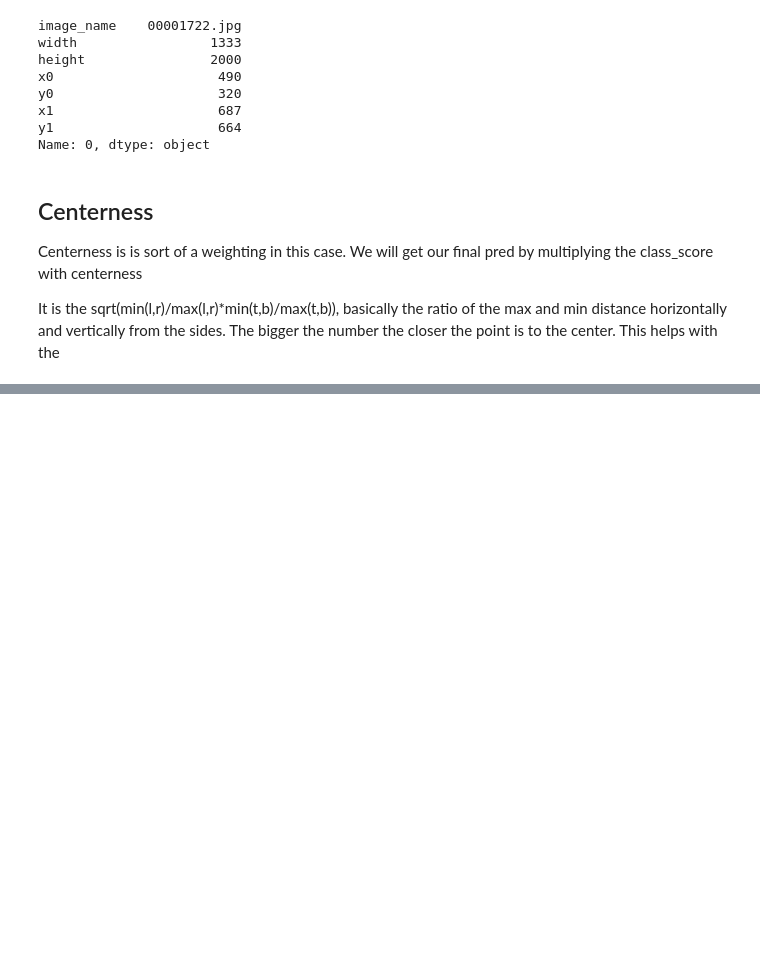
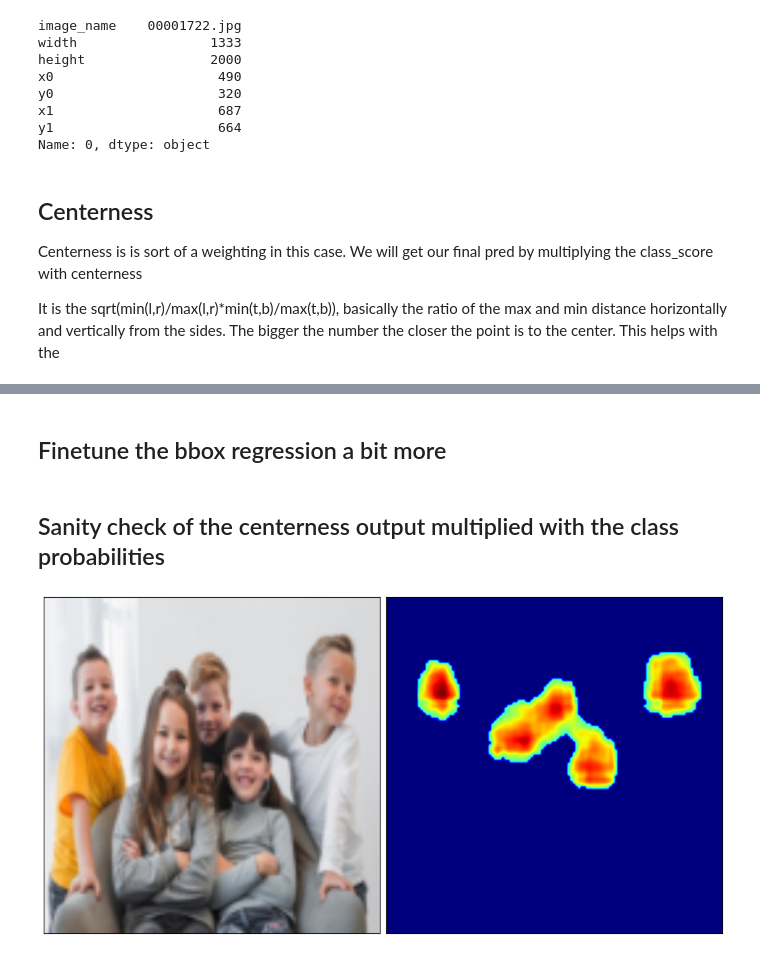
Before and after one commit to baloghartur3/FCOS_reproduction, a Jupyter notebook: FCOS.ipynb, the cells around one changed output, grey strips where cells are left out. Drawn from its saved outputs; the diff is of its cells as text; code cells hidden in the pictures; blank space fills up the shorter version.

```diff
--- a/FCOS.ipynb
+++ b/FCOS.ipynb
@@ -208,6 +244,9 @@ class FCOS_NN(nn.Module):
         for i in range(len(feature_layers)-1):
             x = x + feature_layers[i+1]
         cls_pred = self.cls_head(x)
+        centerness_pred = self.centerness_head(x)
         bbox_pred = self.bbox_head(x)
-        centerness_pred = self.centerness_head(x)
-        return centerness_pred,cls_pred,bbox_pred
+        cls_pred = torch.nn.functional.sigmoid(cls_pred)
+        centerness_pred = torch.nn.functional.sigmoid(centerness_pred)
+        bbox_pred = torch.nn.functional.sigmoid(bbox_pred)
+        return torch.cat((centerness_pred,cls_pred,bbox_pred),dim=1)
@@ -214,6 +255,6 @@ class FCOS_NN(nn.Module):
 # %%
-model = FCOS_NN(num_of_fpn_layers = 4,num_of_classes = 2,num_of_ending_channels=256)
-X = torch.rand((1,3,128,128))
-cls_pred,bbox_pred,centerness_pred = model(X)
-cls_pred.shape,bbox_pred.shape,centerness_pred.shape
+model = FCOS_NN(num_of_fpn_layers = 4,num_of_classes = 1,num_of_ending_channels=256).to(device)
+X = torch.rand((1,3,128,128)).to(device)
+out = model(X)
+out.shape
 # %% [output]
@@ -247,0 +318,2 @@ ds.plot_img(120)
+# %% [markdown]
+## Finetune the bbox regression a bit more
@@ -247,0 +341,20 @@ ds.plot_img(120)
+# %% [markdown]
+## Sanity check of the centerness output multiplied with the class probabilities
+# %%
+img = ds.get_img(5)[0].view(1,3,128,128).float().to(device)
+out = model(img)
+bboxes = out[:,2:].cpu().detach().numpy()
+probability_map = out[0,0]*out[0,1]
+probability_map[probability_map<0.4] = 0.
+class_img = probability_map.cpu().detach().numpy()
+img = ds.get_img(5)[0]
+fig, axs = plt.subplots(ncols=2,figsize=(12, 8),layout="compressed")
+fig.set_facecolor("w")
+for ax in axs.reshape(-1):
+    ax.set_xticks([])
+    ax.set_yticks([])
+axs[1].imshow(class_img)
+axs[0].imshow(img.permute(1,2,0).int())
+plt.show()
+# %% [output]
+[figure, added]
```
Also changed, not shown: parts of 25 cells of this notebook.
